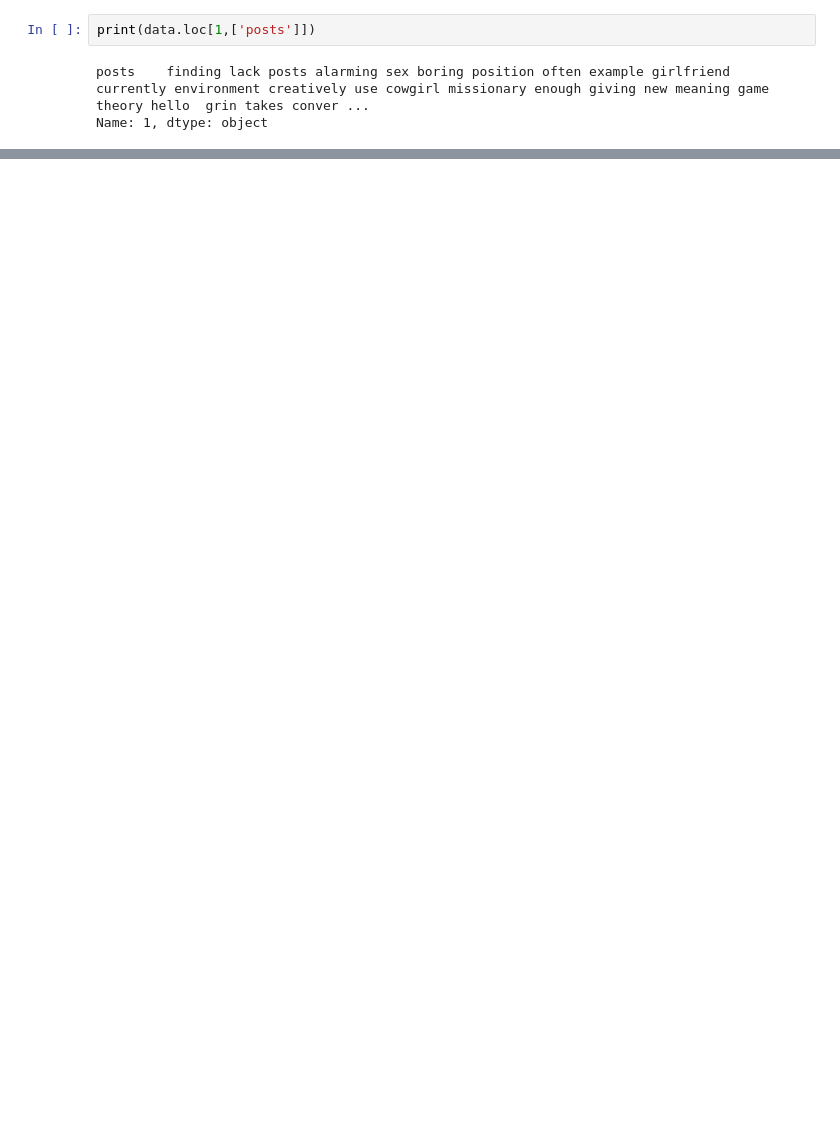
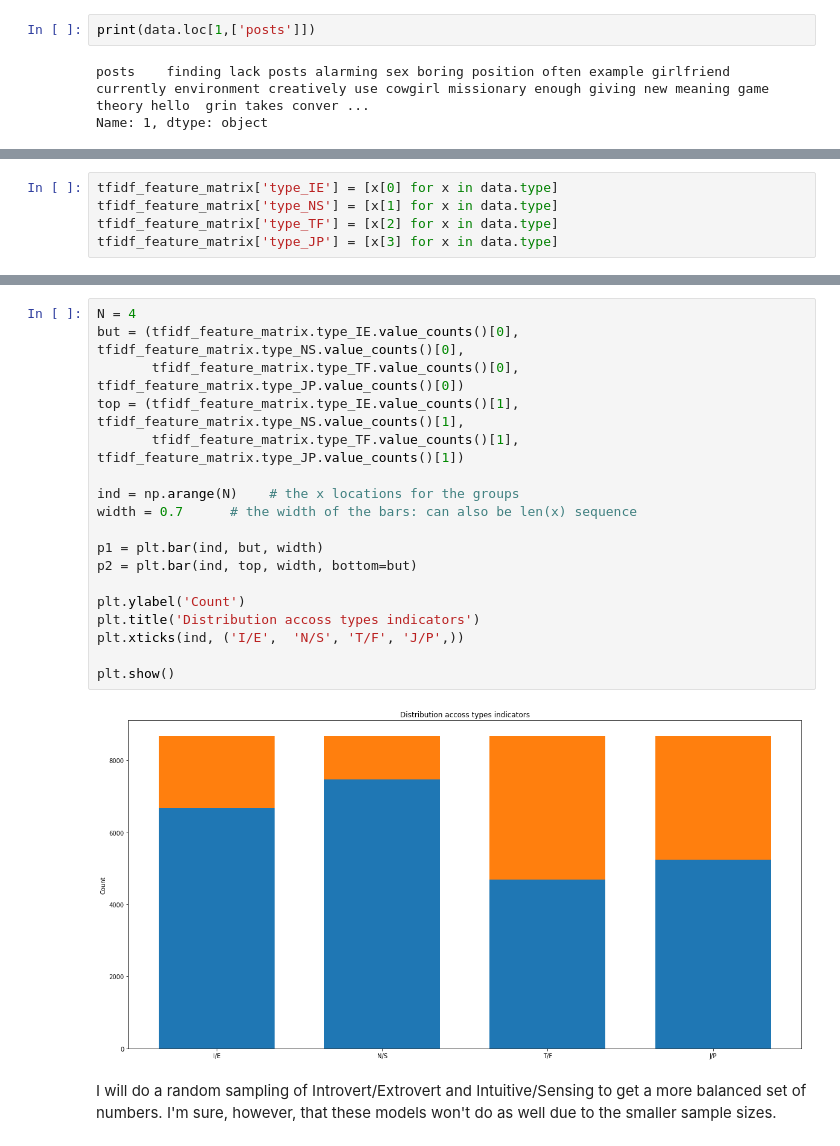
Before and after one commit to VincentG123/ThinkfulBootcamp, a Jupyter notebook: MyersBriggsPersonalityTestFinalCapstone.ipynb, the cells around one changed output, grey strips where cells are left out. Drawn from its saved outputs; the diff is of its cells as text; blank space fills up the shorter version.

```diff
--- a/MyersBriggsPersonalityTestFinalCapstone.ipynb
+++ b/MyersBriggsPersonalityTestFinalCapstone.ipynb
@@ -146,0 +255,5 @@ Name: 1, dtype: object
+# %%
+tfidf_feature_matrix['type_IE'] = [x[0] for x in data.type]
+tfidf_feature_matrix['type_NS'] = [x[1] for x in data.type]
+tfidf_feature_matrix['type_TF'] = [x[2] for x in data.type]
+tfidf_feature_matrix['type_JP'] = [x[3] for x in data.type]
@@ -146,0 +293,22 @@ Name: 1, dtype: object
+# %%
+N = 4
+but = (tfidf_feature_matrix.type_IE.value_counts()[0], tfidf_feature_matrix.type_NS.value_counts()[0],
+       tfidf_feature_matrix.type_TF.value_counts()[0], tfidf_feature_matrix.type_JP.value_counts()[0])
+top = (tfidf_feature_matrix.type_IE.value_counts()[1], tfidf_feature_matrix.type_NS.value_counts()[1],
+       tfidf_feature_matrix.type_TF.value_counts()[1], tfidf_feature_matrix.type_JP.value_counts()[1])
+
+ind = np.arange(N)    # the x locations for the groups
+width = 0.7      # the width of the bars: can also be len(x) sequence
+
+p1 = plt.bar(ind, but, width)
+p2 = plt.bar(ind, top, width, bottom=but)
+
+plt.ylabel('Count')
+plt.title('Distribution accoss types indicators')
+plt.xticks(ind, ('I/E',  'N/S', 'T/F', 'J/P',))
+
+plt.show()
+# %% [output]
+[figure, added]
+# %% [markdown]
+I will do a random sampling of Introvert/Extrovert and Intuitive/Sensing to get a more balanced set of numbers. I'm sure, however, that these models won't do as well due to the smaller sample sizes.
```
Also changed, not shown: parts of 28 cells of this notebook.
